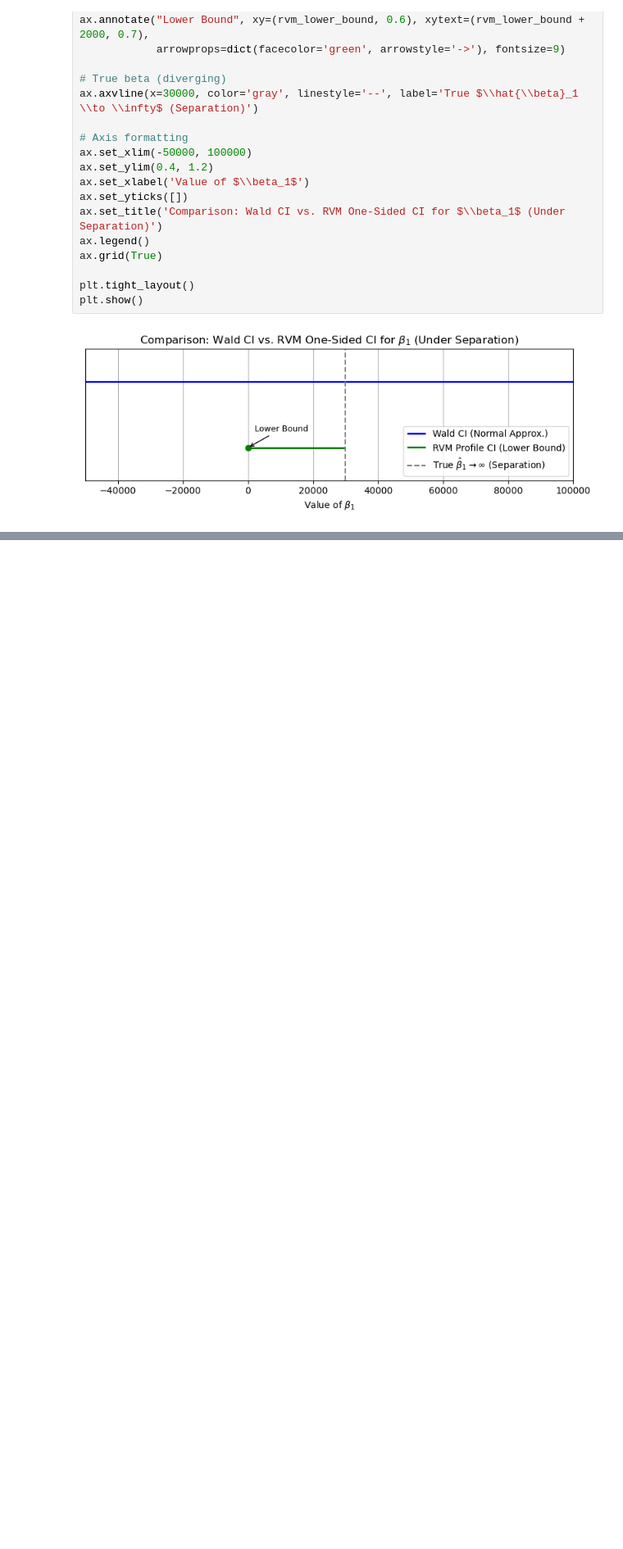
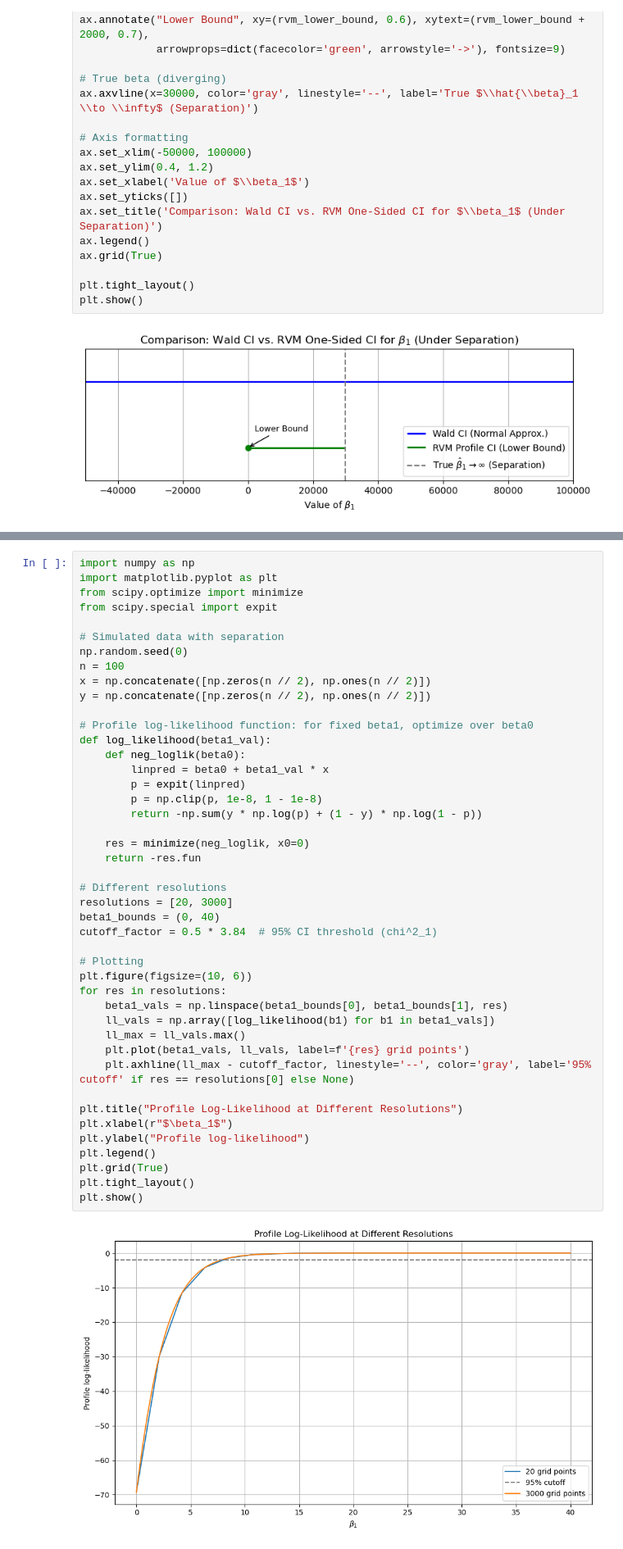
Before and after one commit to DennisChow0403/seperation, a Jupyter notebook: test.ipynb, the cells around one changed output, grey strips where cells are left out. Shown: that part at 82% size. Drawn from its saved outputs; the diff is of its cells as text; blank space fills up the shorter version.

```diff
--- a/test.ipynb
+++ b/test.ipynb
@@ -266,0 +292,46 @@ Slope     (beta_1): 20.7172
+# %%
+import numpy as np
+import matplotlib.pyplot as plt
+from scipy.optimize import minimize
+from scipy.special import expit
+
+# Simulated data with separation
+np.random.seed(0)
+n = 100
+x = np.concatenate([np.zeros(n // 2), np.ones(n // 2)])
+y = np.concatenate([np.zeros(n // 2), np.ones(n // 2)])
+
+# Profile log-likelihood function: for fixed beta1, optimize over beta0
+def log_likelihood(beta1_val):
+    def neg_loglik(beta0):
+        linpred = beta0 + beta1_val * x
+        p = expit(linpred)
+        p = np.clip(p, 1e-8, 1 - 1e-8)
+        return -np.sum(y * np.log(p) + (1 - y) * np.log(1 - p))
+
+    res = minimize(neg_loglik, x0=0)
+    return -res.fun
+
+# Different resolutions
+resolutions = [20, 3000]
+beta1_bounds = (0, 40)
+cutoff_factor = 0.5 * 3.84  # 95% CI threshold (chi^2_1)
+
+# Plotting
+plt.figure(figsize=(10, 6))
+for res in resolutions:
+    beta1_vals = np.linspace(beta1_bounds[0], beta1_bounds[1], res)
+    ll_vals = np.array([log_likelihood(b1) for b1 in beta1_vals])
+    ll_max = ll_vals.max()
+    plt.plot(beta1_vals, ll_vals, label=f'{res} grid points')
+    plt.axhline(ll_max - cutoff_factor, linestyle='--', color='gray', label='95% cutoff' if res == resolutions[0] else None)
+
+plt.title("Profile Log-Likelihood at Different Resolutions")
+plt.xlabel(r"$\beta_1$")
+plt.ylabel("Profile log-likelihood")
+plt.legend()
+plt.grid(True)
+plt.tight_layout()
+plt.show()
+# %% [output]
+[figure, added]
```
Also changed, not shown: parts of 11 cells of this notebook, 1 other file.
